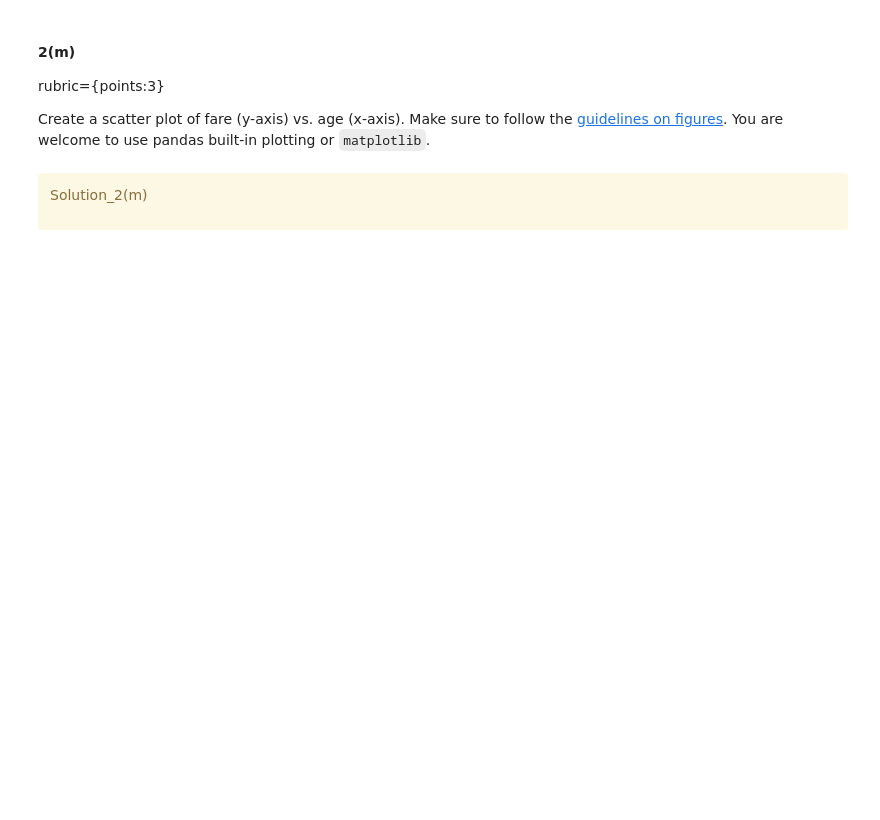
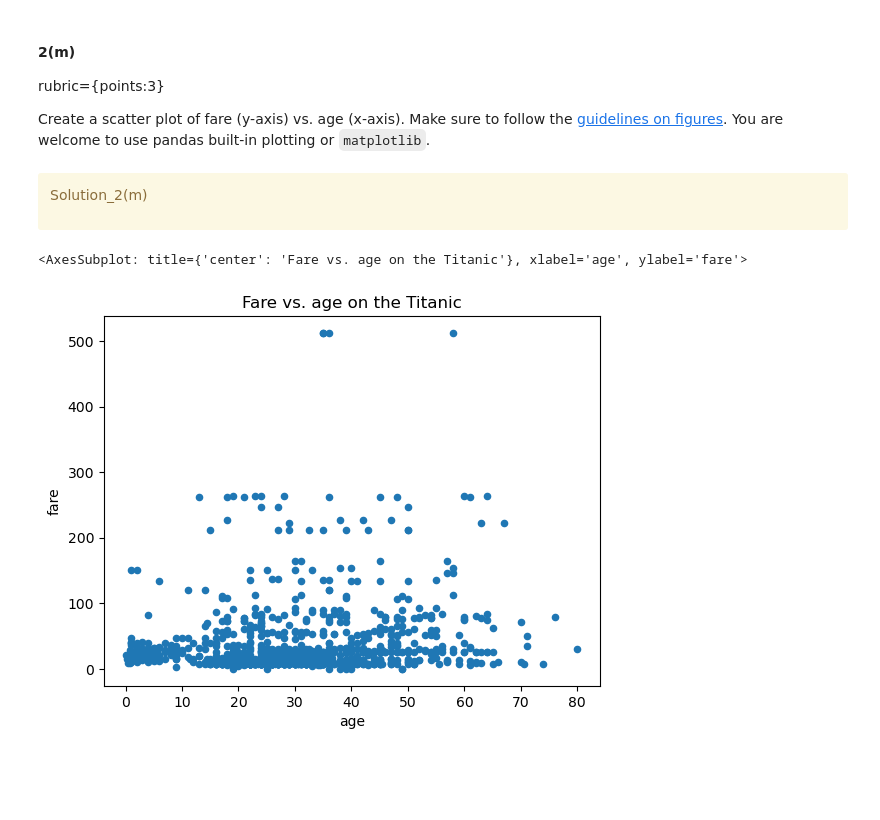
Before and after one commit to UBC-CS/cpsc330-2023s, a Jupyter notebook: hw/hw1/hw1.ipynb, the cells around one changed output. Cells and saved outputs as stored; diff of their text form; code cells hidden in the pictures; blank space fills up the shorter version.

```diff
--- a/hw/hw1/hw1.ipynb
+++ b/hw/hw1/hw1.ipynb
@@ -110,3 +158,5 @@ titanic_df = None
+# %%
+titanic_df = pd.read_csv("data/titanic.csv")
 # %%
 assert set(titanic_df.columns) == set(
     [
@@ -141,6 +191,8 @@ The column names `sibsp` and `parch` are not very descriptive. Use `df.rename()`
 Solution_2(b)
 
 </div>
+# %%
+titanic_df.rename(columns={"sibsp": "siblings_spouses", "parch": "parents_children"}, inplace=True)
 # %%
 assert set(["siblings_spouses", "parents_children"]).issubset(
     titanic_df.columns
@@ -294,6 +445,11 @@ Create a scatter plot of fare (y-axis) vs. age (x-axis). Make sure to follow the
 Solution_2(m)
 
 </div>
+# %%
+titanic_df.sort_values(by=["fare"], ascending=False).plot.scatter(x="age", y="fare", title="Fare vs. age on the Titanic")
+# %% [output]
+<AxesSubplot: title={'center': 'Fare vs. age on the Titanic'}, xlabel='age', ylabel='fare'>
+[figure, added]
 # %% [markdown]
 <br><br>
 # %% [markdown]
```
Also changed, not shown: parts of 37 cells of this notebook, 4 other files.
